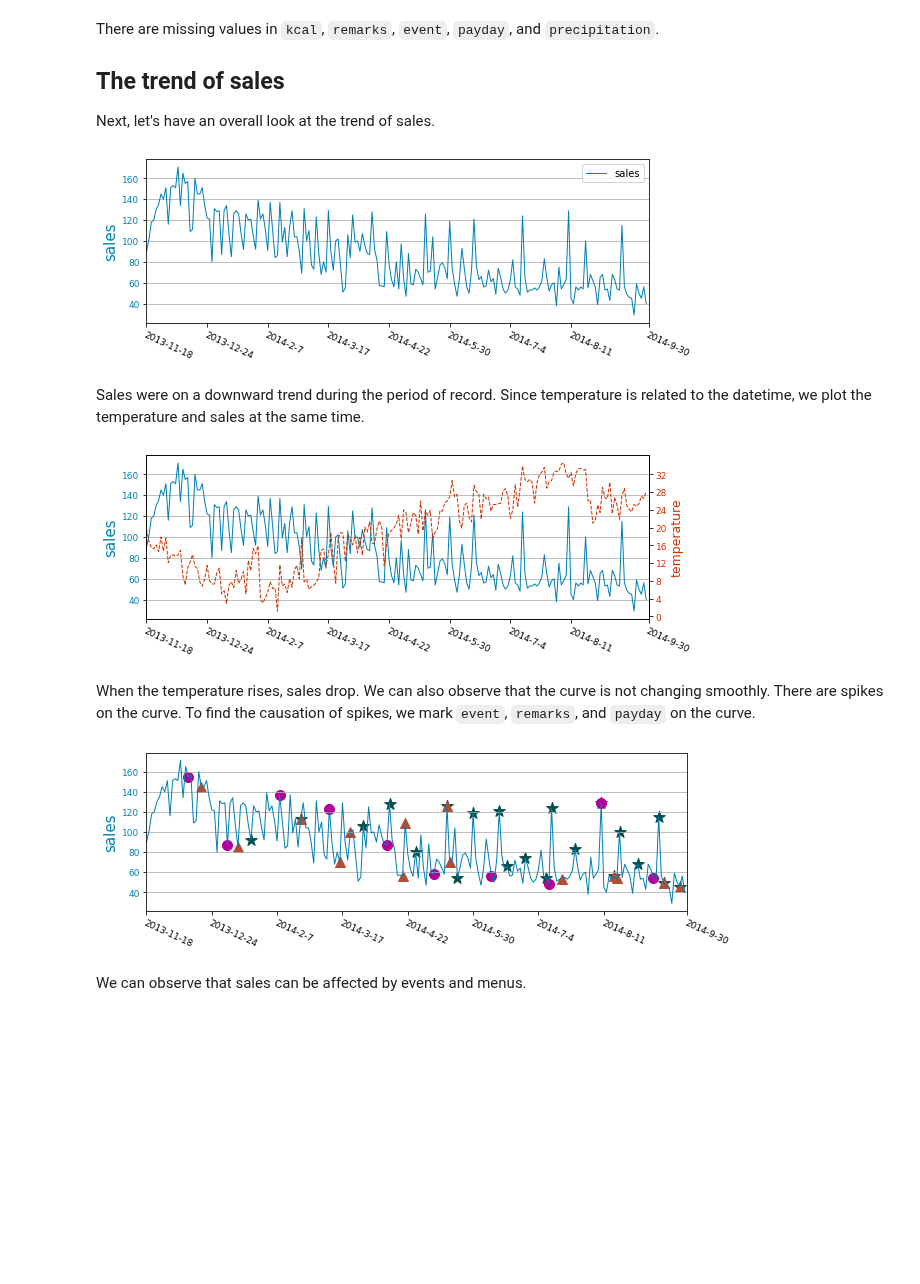
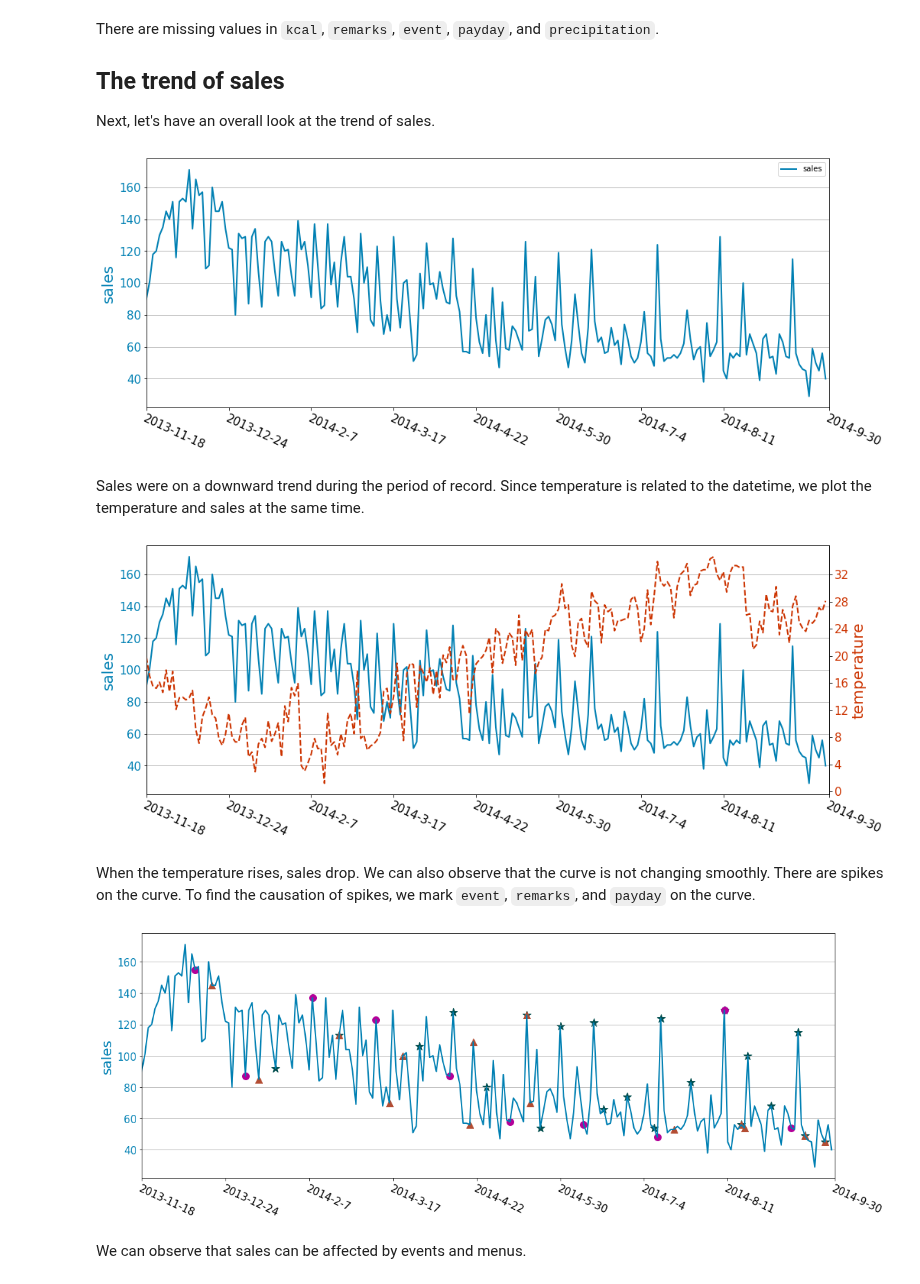
Before and after one commit to anglixjtu/boxed_lunch_sales_forecasting, a Jupyter notebook: notebooks/exploratory_data_analysis.ipynb, the cells around one changed output. Cells and saved outputs as stored; diff of their text form; code cells hidden in the pictures; blank space fills up the shorter version.

```diff
--- a/notebooks/exploratory_data_analysis.ipynb
+++ b/notebooks/exploratory_data_analysis.ipynb
@@ -198,30 +195,30 @@ Next, let's have an overall look at the trend of sales.
 # %%
 ## check the trend of y w.r.t datetime
 color_y = [0,0.5,0.7]
-fig, ax = plt.subplots(figsize=(9, 3))
-ax.plot(training_set['datetime'], training_set['y'], color=color_y,linewidth=1,label='sales')
-ax.set_ylabel('sales',fontsize=15, color=color_y)
+fig, ax = plt.subplots(figsize=(16, 6))
+ax.plot(training_set['datetime'], training_set['y'], color=color_y, linewidth=2, label='sales')
+ax.set_ylabel('sales', fontsize=20, color=color_y)
 ax.grid(axis='y')
 #show legend
 ax.legend()
 # Set xtick labels
 step_show = 5 * 5
 date = training_set['datetime'][0:-1:step_show].values.copy()
 date[-1] = training_set.iloc[-1,0]
 xticks = np.arange(0,len(training_set),step_show)
 xticks[-1] = len(training_set)
 ax.set_xticks(xticks)
-ax.set_xticklabels(date, fontdict={'fontsize':10})
+ax.set_xticklabels(date)
 ax.set_xlim(0, len(training_set))
 # Rotate the tick labels and set their alignment.
 plt.setp(ax.get_xticklabels(), rotation=-25, ha="left",
          rotation_mode="anchor")
-ax.tick_params(labelsize=9)
+ax.tick_params(labelsize=15)
 ax.tick_params('y', labelcolor=color_y)
 # Save the figure
 # fig.savefig(output_dir + "y_trend.eps")
 # %% [output]
-[figure, old version]
+[figure, new version]
 # %% [markdown]
 Sales were on a downward trend during the period of record.
 Since temperature is related to the datetime, we plot the temperature and sales at the same time.
@@ -231,19 +228,19 @@ color_y = [0,0.5,0.7]
 color_t = [0.8,0.2,0]
 
 # Plot the curve of sales
-fig, ax = plt.subplots(figsize=(9, 3))
-ax.plot(training_set['datetime'], training_set['y'], color=color_y, linewidth=1,label='sales')
-ax.set_ylabel('sales', fontsize=15, color=color_y)
+fig, ax = plt.subplots(figsize=(16, 6))
+ax.plot(training_set['datetime'], training_set['y'], color=color_y, linewidth=2, label='sales')
+ax.set_ylabel('sales', fontsize=20, color=color_y)
 ax.grid(axis='y')
 
 # Plot the curve of temperature
 ax2 = plt.twinx()
-ax2.plot(training_set['datetime'], training_set['temperature'], color=color_t,  linestyle='--', linewidth=1, label='temperature')
+ax2.plot(training_set['datetime'], training_set['temperature'], color=color_t,  linestyle='--', linewidth=2, label='temperature')
 
 ax2.grid(False)
-ax2.set_ylabel('temperature', fontsize=12.5, color=color_t)
+ax2.set_ylabel('temperature', fontsize=20, color=color_t)
 ax2.set_yticks(np.arange(0, training_set['temperature'].max(), training_set['temperature'].max()//8).tolist())
-ax2.tick_params('y', labelsize=9, labelcolor=color_t)
+ax2.tick_params('y', labelsize=15, labelcolor=color_t)
 
 # Show legend
 # ax2.legend()
@@ -254,18 +251,18 @@ date[-1] = training_set.iloc[-1,0]
 xticks = np.arange(0,len(training_set),step_show)
 xticks[-1] = len(training_set)
 ax.set_xticks(xticks)
-ax.set_xticklabels(date, fontdict={'fontsize':10})
+ax.set_xticklabels(date)
 ax.set_xlim(0, len(training_set))
 # Rotate the tick labels and set their alignment.
 plt.setp(ax.get_xticklabels(), rotation=-25, ha="left",
          rotation_mode="anchor")
-ax.tick_params(labelsize=9)
+ax.tick_params(labelsize=15)
 ax.tick_params('y', labelcolor=color_y)
 
 # Save the figure
 #fig.savefig(output_dir + "y_t_trend.eps")
 # %% [output]
-[figure, old version]
+[figure, new version]
 # %% [markdown]
 When the temperature rises, sales drop.
 We can also observe that the curve is not changing smoothly.
@@ -278,9 +275,9 @@ color_r = [0, 0.3, 0.3]
 color_e = [0.7, 0.3, 0.2]
 color_p = [0.7, 0.0, 0.6]
 # Plot the curve of sales
-fig, ax = plt.subplots(figsize=(9, 3))
-ax.plot(training_set['datetime'], training_set['y'], color=color_y, linewidth=1,label='sales')
-ax.set_ylabel('sales', fontsize=15, color=color_y)
+fig, ax = plt.subplots(figsize=(16, 6))
+ax.plot(training_set['datetime'], training_set['y'], color=color_y, linewidth=2, label='sales')
+ax.set_ylabel('sales', fontsize=20, color=color_y)
 ax.grid(axis='y')
 #show legend
 #ax.legend()
@@ -291,17 +288,17 @@ date[-1] = training_set.iloc[-1,0]
 xticks = np.arange(0,len(training_set), step_show)
 xticks[-1] = len(training_set)
 ax.set_xticks(xticks)
-ax.set_xticklabels(date, fontdict={'fontsize':10})
+ax.set_xticklabels(date)
 ax.set_xlim(0, len(training_set))
 # Rotate the tick labels and set their alignment.
 plt.setp(ax.get_xticklabels(), rotation=-25, ha="left",
          rotation_mode="anchor")
-ax.tick_params(labelsize=9)
+ax.tick_params(labelsize=15)
 ax.tick_params('y', labelcolor=color_y)
 
 # Mark remarks
 data_with_remarks = training_set[['datetime','y']][training_set['remarks'].notnull()]
-ax.scatter(data_with_remarks['datetime'], data_with_remarks['y'], 150, color=color_r,marker='*')
+ax.scatter(data_with_remarks['datetime'], data_with_remarks['y'], 150, color=color_r, marker='*')
 
 # Mark event
 data_with_remarks = training_set[['datetime','y']][training_set['event'].notnull()]
@@ -316,7 +313,7 @@ fig.tight_layout()
 # Save the figure
 #fig.savefig(output_dir + "y_rmk_trend.eps")
 # %% [output]
-[figure, old version]
+[figure, new version]
 # %% [markdown]
 We can observe that sales can be affected by events and menus.
 # %% [markdown]
```
Also changed, not shown: parts of 15 cells of this notebook.
